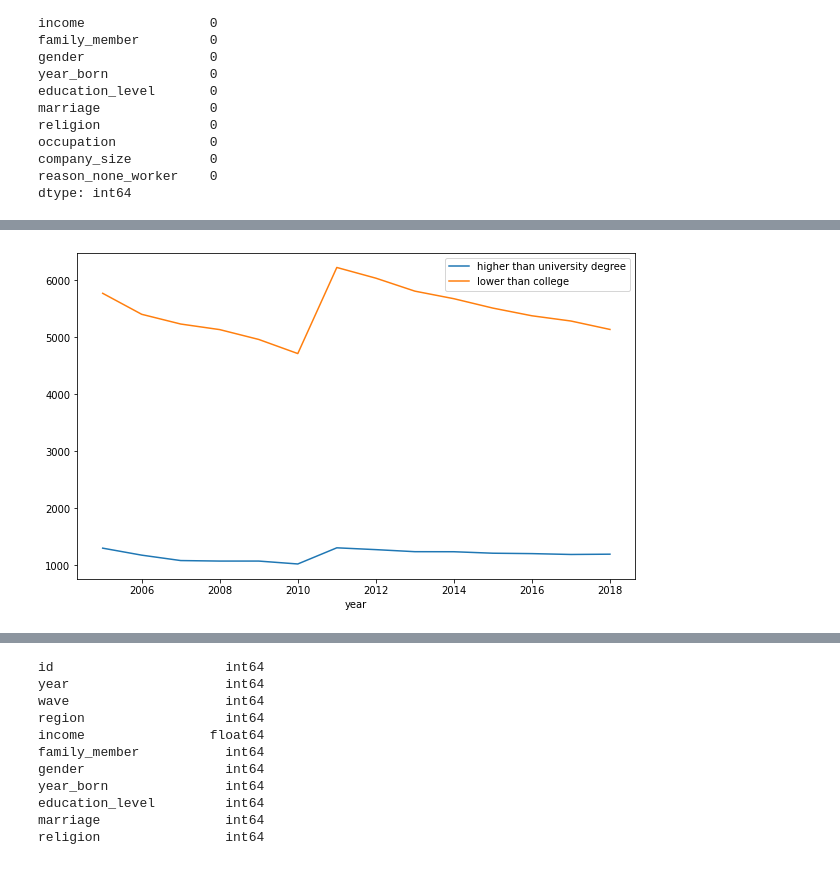
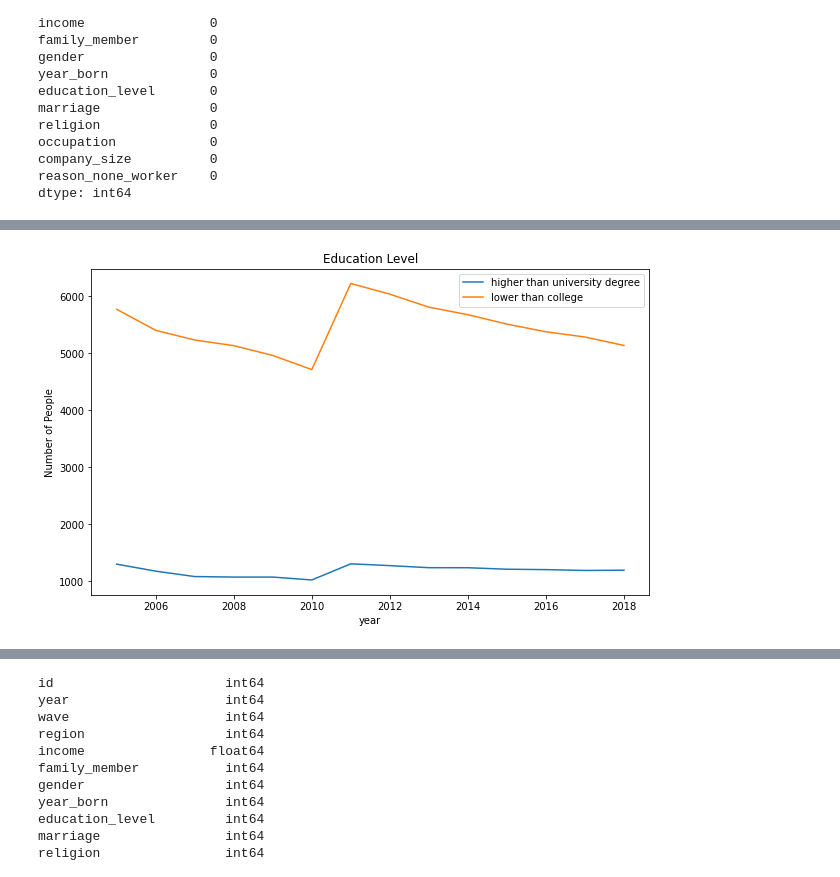
Before and after one commit to DongIk-Jang/programmers_dev_course, a Jupyter notebook: monthly_project_eda/EDA-Mission2.ipynb, the cells around one changed output, grey strips where cells are left out. Saved outputs shown, nothing was run; the diff lists cells and outputs as text; code cells hidden in the pictures.

```diff
--- a/monthly_project_eda/EDA-Mission2.ipynb
+++ b/monthly_project_eda/EDA-Mission2.ipynb
@@ -124,12 +129,14 @@ income_df.groupby('year').count()['income'].plot(kind='bar')
 # %%
 plt.figure(figsize=(10, 6))
 income_df[income_df['education_level']>6].groupby('year').count()['id'].plot()
 income_df[income_df['education_level']<=6].groupby('year').count()['id'].plot()
 plt.legend(['higher than university degree', 'lower than college'])
+plt.title('Education Level')
+plt.ylabel('Number of People')
 plt.show()
 
 
 # income_df['year'][income_df['education_level']>6].plot(kind='bar')
 # income_df['year'][income_df['education_level']<=6].plot(kind='bar')
 # %% [output]
-[figure, old version]
+[figure, new version]
```
Also changed, not shown: parts of 18 cells of this notebook.
